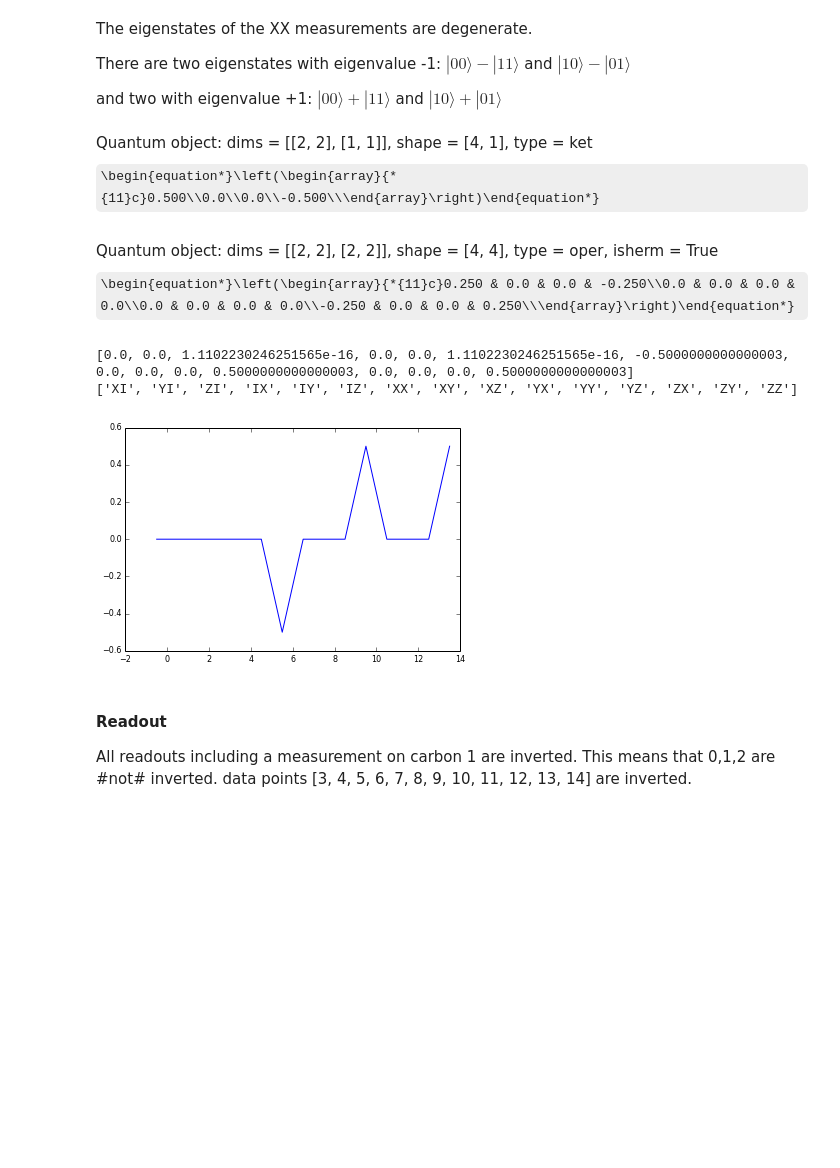
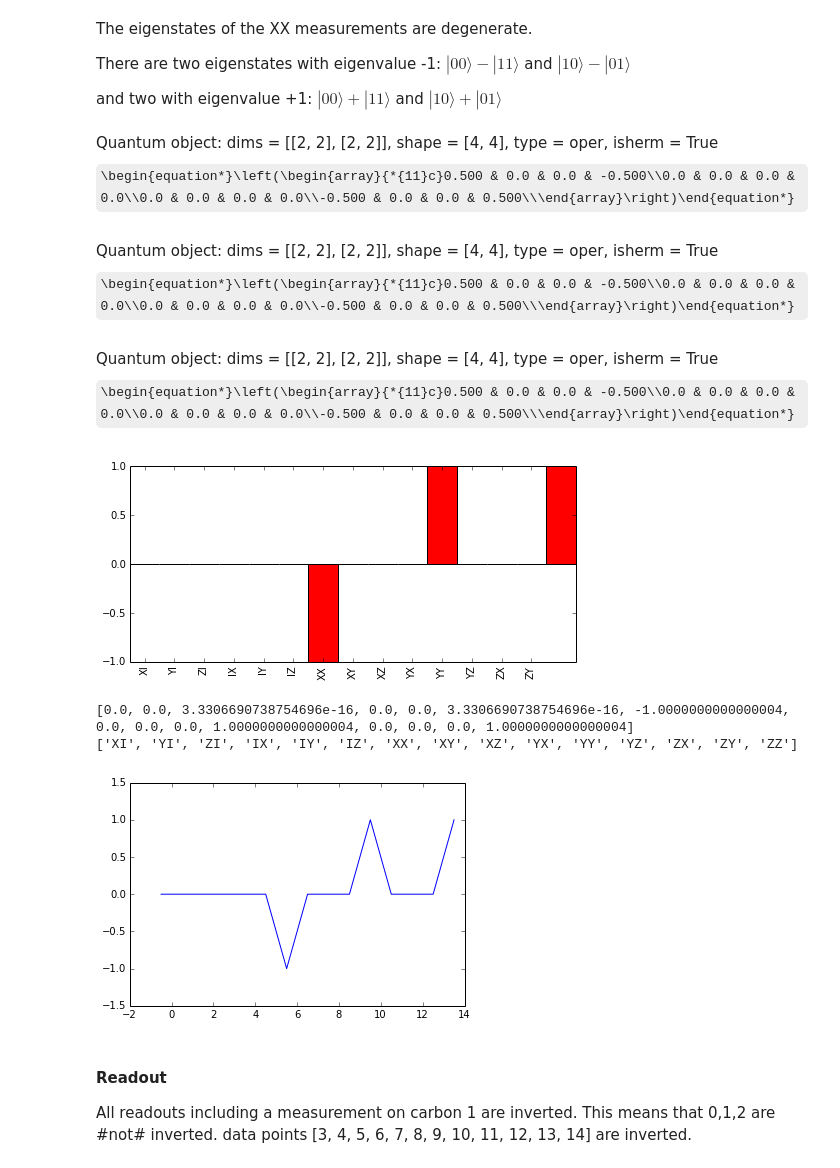
Before and after one commit to AdriaanRol/iPythonNotebooks, a Jupyter notebook: LT2/Master Thesis Figures Adriaan.ipynb, the cells around one changed output. Cells and saved outputs as stored; diff of their text form; code cells hidden in the pictures; some formulas as TeX source; blank space fills up the shorter version.

Commit message:
Added Sim figures notebook

```diff
--- a/LT2/Master Thesis Figures Adriaan.ipynb
+++ b/LT2/Master Thesis Figures Adriaan.ipynb
@@ -389,15 +387,19 @@ $|00\rangle-|11\rangle$ and $|10\rangle-|01\rangle$
 
 and two with eigenvalue +1:
 $|00\rangle+|11\rangle$ and $|10\rangle+|01\rangle$
+# %%
+ls[1][0]*ls[1][0].dag()
+# %% [output]
+Quantum object: dims = [[2, 2], [2, 2]], shape = [4, 4], type = oper, isherm = True\begin{equation*}\left(\begin{array}{*{11}c}0.500 & 0.0 & 0.0 & -0.500\\0.0 & 0.0 & 0.0 & 0.0\\0.0 & 0.0 & 0.0 & 0.0\\-0.500 & 0.0 & 0.0 & 0.500\\\end{array}\right)\end{equation*}
 # %%
- mXX =  ls[1][0]*ls[1][0].dag()*uu +ls[1][1]*ls[1][1].dag()*uu
+ mXX =  ls[1][0]*ls[1][0].dag()#*uu  +ls[1][1]*ls[1][1].dag()*uu
 
 #Because the first two eigenstates have eigenvalue -1 these are the states that are projected into.
 # I construct the projector by taking the outer product with itself. (correct (p89 mike'n ike bottom right corner) check).
 # Second term gives 0
 mXX
 # %% [output]
-Quantum object: dims = [[2, 2], [1, 1]], shape = [4, 1], type = ket\begin{equation*}\left(\begin{array}{*{11}c}0.500\\0.0\\0.0\\-0.500\\\end{array}\right)\end{equation*}
+Quantum object: dims = [[2, 2], [2, 2]], shape = [4, 4], type = oper, isherm = True\begin{equation*}\left(\begin{array}{*{11}c}0.500 & 0.0 & 0.0 & -0.500\\0.0 & 0.0 & 0.0 & 0.0\\0.0 & 0.0 & 0.0 & 0.0\\-0.500 & 0.0 & 0.0 & 0.500\\\end{array}\right)\end{equation*}
 # %%
 
 Rho_par = mXX*mXX.dag()
@@ -405,16 +407,17 @@ Rho_par = mXX*mXX.dag()
 # %%
 Rho_par
 # %% [output]
-Quantum object: dims = [[2, 2], [2, 2]], shape = [4, 4], type = oper, isherm = True\begin{equation*}\left(\begin{array}{*{11}c}0.250 & 0.0 & 0.0 & -0.250\\0.0 & 0.0 & 0.0 & 0.0\\0.0 & 0.0 & 0.0 & 0.0\\-0.250 & 0.0 & 0.0 & 0.250\\\end{array}\right)\end{equation*}
+Quantum object: dims = [[2, 2], [2, 2]], shape = [4, 4], type = oper, isherm = True\begin{equation*}\left(\begin{array}{*{11}c}0.500 & 0.0 & 0.0 & -0.500\\0.0 & 0.0 & 0.0 & 0.0\\0.0 & 0.0 & 0.0 & 0.0\\-0.500 & 0.0 & 0.0 & 0.500\\\end{array}\right)\end{equation*}
 # %%
-tom = sc.multi_qubit_pauli(Rho_par)
+tom = sc.multi_qubit_pauli(Rho_par,do_plot=True)
 plt.plot(tom[1],tom[0])
 print tom[0]
 print tom[2]
 # %% [output]
+[figure, new version]
-[0.0, 0.0, 1.1102230246251565e-16, 0.0, 0.0, 1.1102230246251565e-16, -0.5000000000000003, 0.0, 0.0, 0.0, 0.5000000000000003, 0.0, 0.0, 0.0, 0.5000000000000003]
+[0.0, 0.0, 3.3306690738754696e-16, 0.0, 0.0, 3.3306690738754696e-16, -1.0000000000000004, 0.0, 0.0, 0.0, 1.0000000000000004, 0.0, 0.0, 0.0, 1.0000000000000004]
 ['XI', 'YI', 'ZI', 'IX', 'IY', 'IZ', 'XX', 'XY', 'XZ', 'YX', 'YY', 'YZ', 'ZX', 'ZY', 'ZZ']
-[figure, old version]
+[figure, added]
 # %% [markdown]
 
 #### Readout
```
Also changed, not shown: parts of 12 cells of this notebook, 1 other file.
